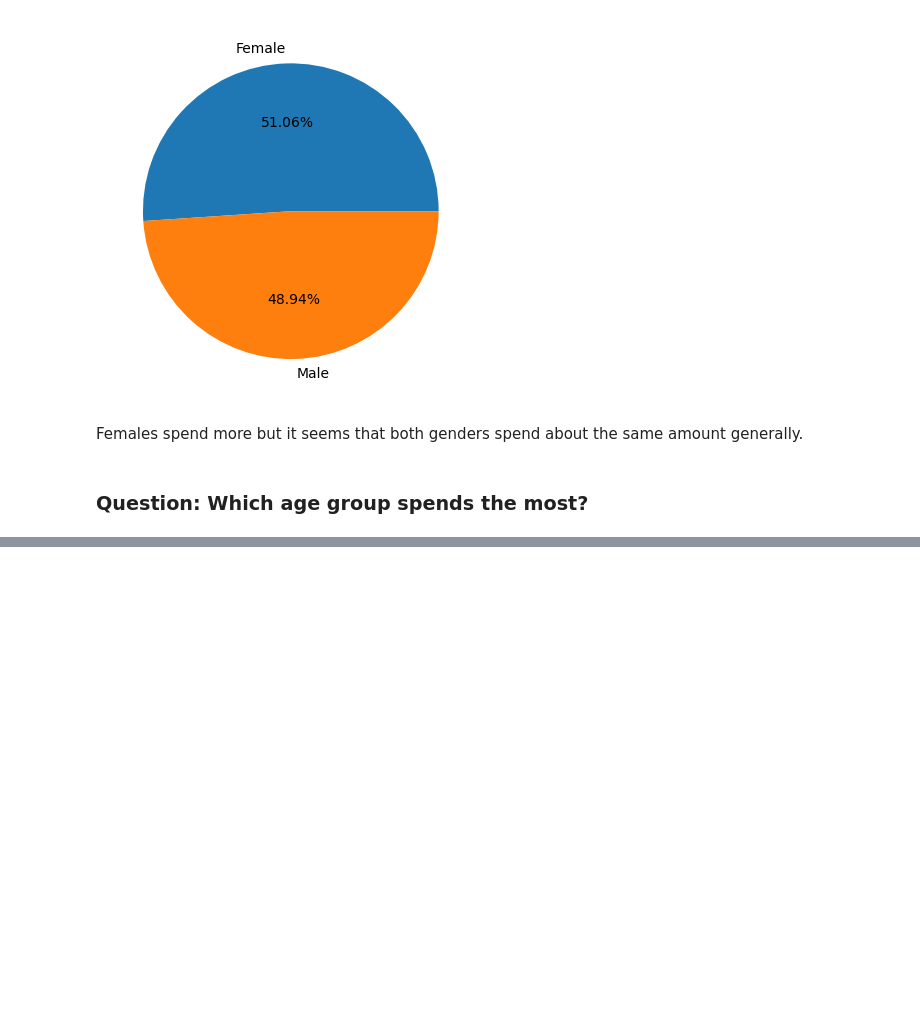
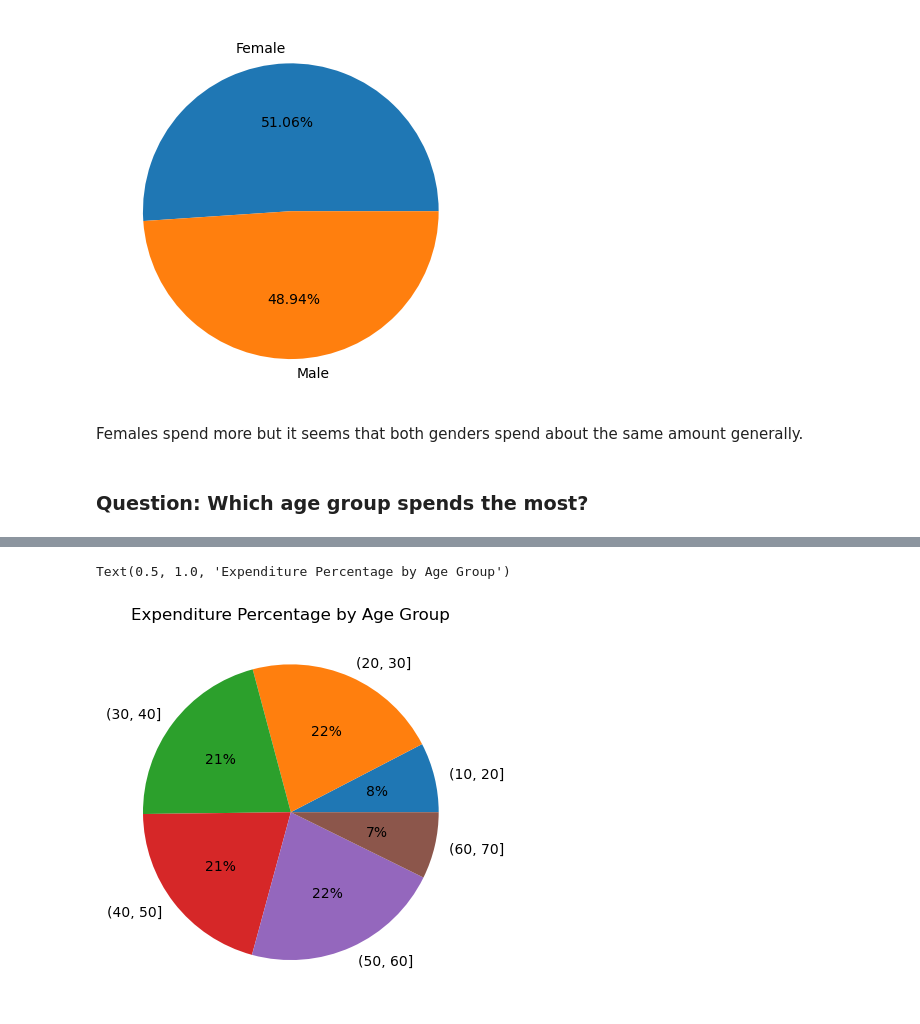
Before and after one commit to Icential/retail-analysis, a Jupyter notebook: data_vis.ipynb, the cells around one changed output, grey strips where cells are left out. Drawn from its saved outputs; the diff is of its cells as text; code cells hidden in the pictures; blank space fills up the shorter version.

```diff
--- a/data_vis.ipynb
+++ b/data_vis.ipynb
@@ -122,3 +122,13 @@ plt.pie(df_gend["Total Amount"], labels=df_gend["Gender"], autopct="%.2f%%")
 Females spend more but it seems that both genders spend about the same amount generally.
 # %% [markdown]
 ### Question: Which age group spends the most?
+# %%
+# bin ages to a discrete group
+bins = [0, 10, 20, 30, 40, 50, 60, 70, 80, 90, 100]
+
+df_age = pd.DataFrame(df["Age"])
+df_age["Total Amount"] = df["Total Amount"]
+
+df_age["Age"] = pd.cut(df_age["Age"], bins=bins)
+
+df_age
@@ -124,0 +149,4 @@ Females spend more but it seems that both genders spend about the same amount ge
+# %%
+df_age = df_age.groupby(["Age"], as_index=False).sum()
+
+df_age
@@ -124,0 +165,9 @@ Females spend more but it seems that both genders spend about the same amount ge
+# %%
+# omit trivial age groups
+df_age = df_age[df_age["Total Amount"] != 0]
+
+plt.pie(df_age["Total Amount"], labels=df_age["Age"], autopct="%.0f%%")
+plt.title("Expenditure Percentage by Age Group")
+# %% [output]
+Text(0.5, 1.0, 'Expenditure Percentage by Age Group')
+[figure, added]
```
Also changed, not shown: parts of 19 cells of this notebook.
